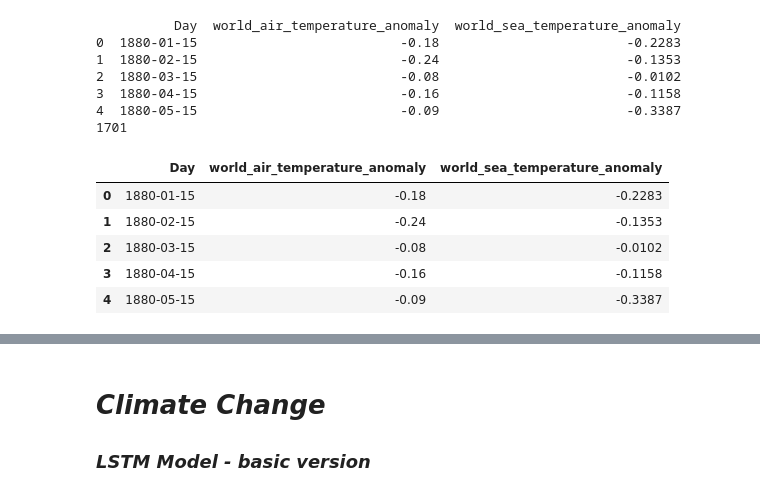
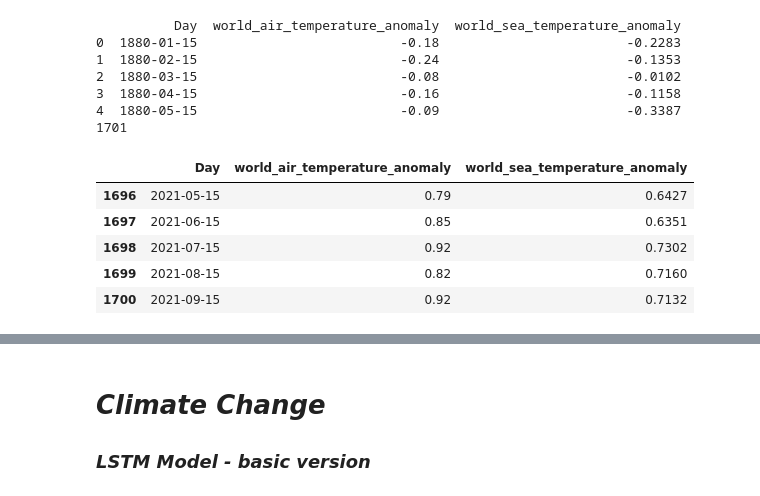
Before and after one commit to raymondj-pace/CS673-conf, a Jupyter notebook: CS673-Conf.ipynb, the cells around one changed output, grey strips where cells are left out. Drawn from its saved outputs; the diff is of its cells as text; code cells hidden in the pictures.

```diff
--- a/CS673-Conf.ipynb
+++ b/CS673-Conf.ipynb
@@ -67,11 +67,11 @@ print(df.shape[0])
 4  1880-05-15                          -0.09                        -0.3387
 1701
 # %%
-df.head()
+df.tail()
 # %% [output]
 |  | Day | world_air_temperature_anomaly | world_sea_temperature_anomaly |
-| 0 | 1880-01-15 | -0.18 | -0.2283 |
-| 1 | 1880-02-15 | -0.24 | -0.1353 |
-| 2 | 1880-03-15 | -0.08 | -0.0102 |
-| 3 | 1880-04-15 | -0.16 | -0.1158 |
-| 4 | 1880-05-15 | -0.09 | -0.3387 |
+| 1696 | 2021-05-15 | 0.79 | 0.6427 |
+| 1697 | 2021-06-15 | 0.85 | 0.6351 |
+| 1698 | 2021-07-15 | 0.92 | 0.7302 |
+| 1699 | 2021-08-15 | 0.82 | 0.7160 |
+| 1700 | 2021-09-15 | 0.92 | 0.7132 |
```
Also changed, not shown: parts of 7 cells of this notebook.
